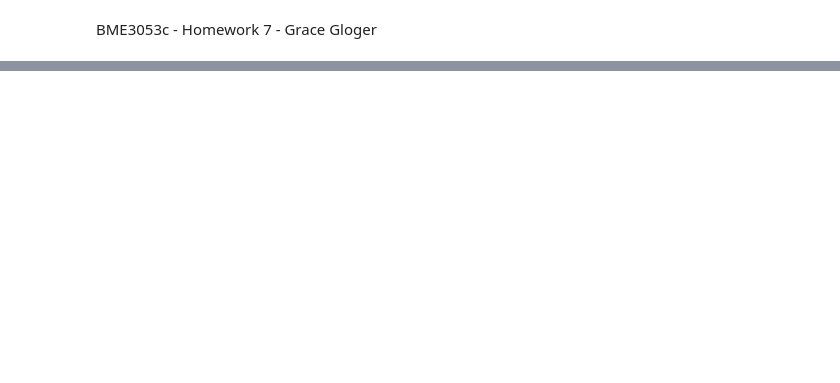
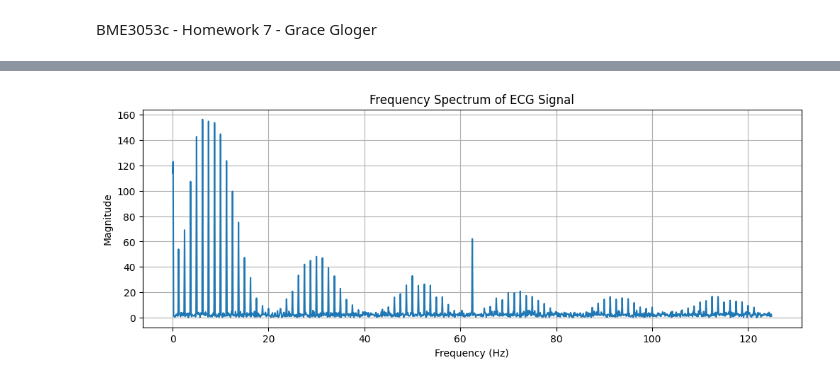
Before and after one commit to gracegloger/bme3053c, a Jupyter notebook: lessons/Homework7.ipynb, the cells around one changed output, grey strips where cells are left out. Drawn from its saved outputs; the diff is of its cells as text; code cells hidden in the pictures; blank space fills up the shorter version.

```diff
--- a/lessons/Homework7.ipynb
+++ b/lessons/Homework7.ipynb
@@ -110,0 +124,21 @@ ecg_data = generate_ecg_data(10, 250)
+# %%
+#Part 2: Fourier Transform
+# Compute FFT of the ECG signal
+fft_ecg = np.fft.fft(ecg_data)
+freq = np.fft.fftfreq(len(ecg_data), d=1/250)  # d=1/sampling_rate
+
+# Get positive frequencies and corresponding magnitudes
+positive_freq_mask = freq >= 0
+positive_freqs = freq[positive_freq_mask]
+magnitudes = np.abs(fft_ecg)[positive_freq_mask]
+
+# Plot the frequency spectrum
+plt.figure(figsize=(12, 4))
+plt.plot(positive_freqs, magnitudes)
+plt.xlabel('Frequency (Hz)')
+plt.ylabel('Magnitude')
+plt.title('Frequency Spectrum of ECG Signal')
+plt.grid(True)
+plt.show()
+# %% [output]
+[figure, added]
```
Also changed, not shown: parts of 5 cells of this notebook, 6 other files.
